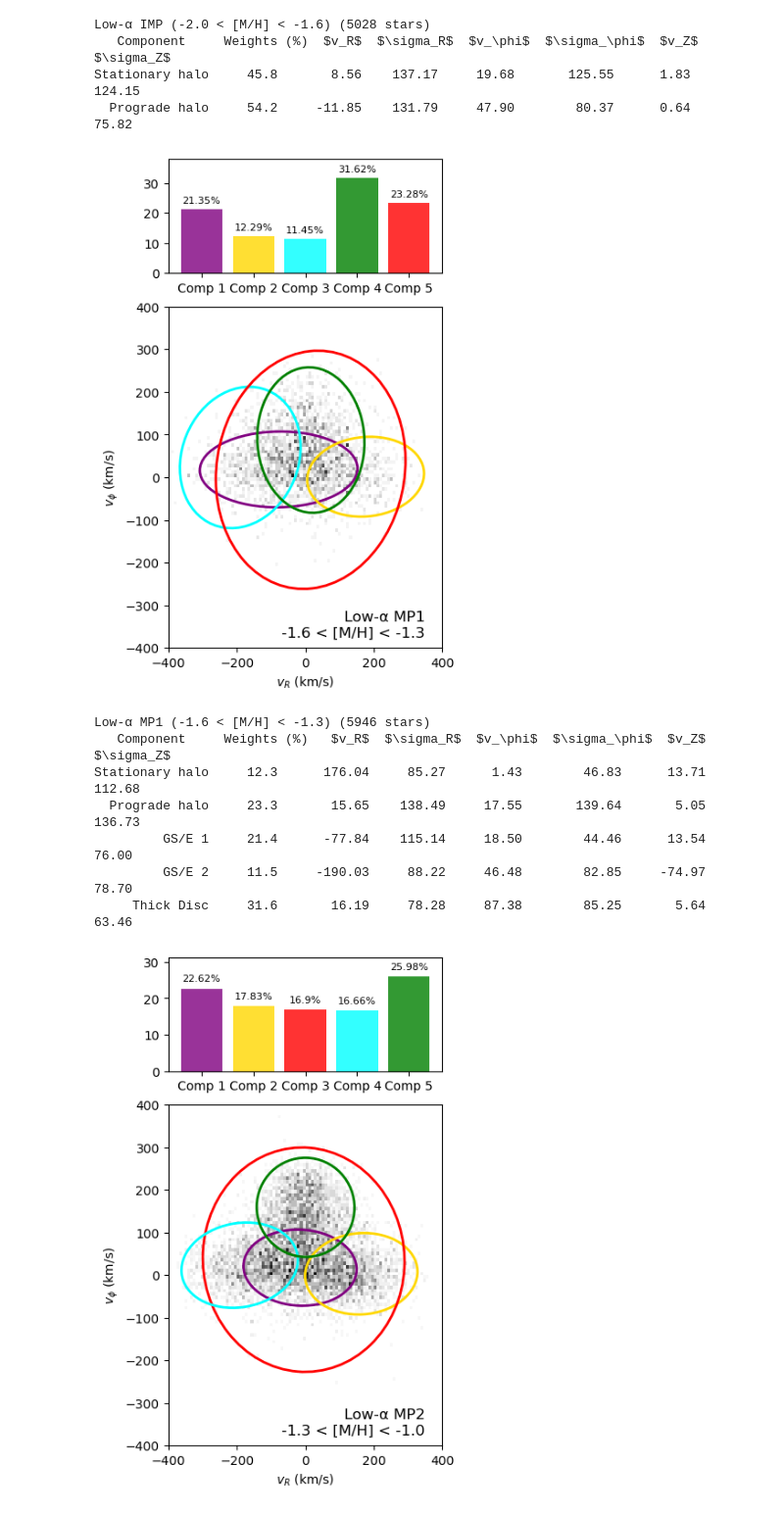
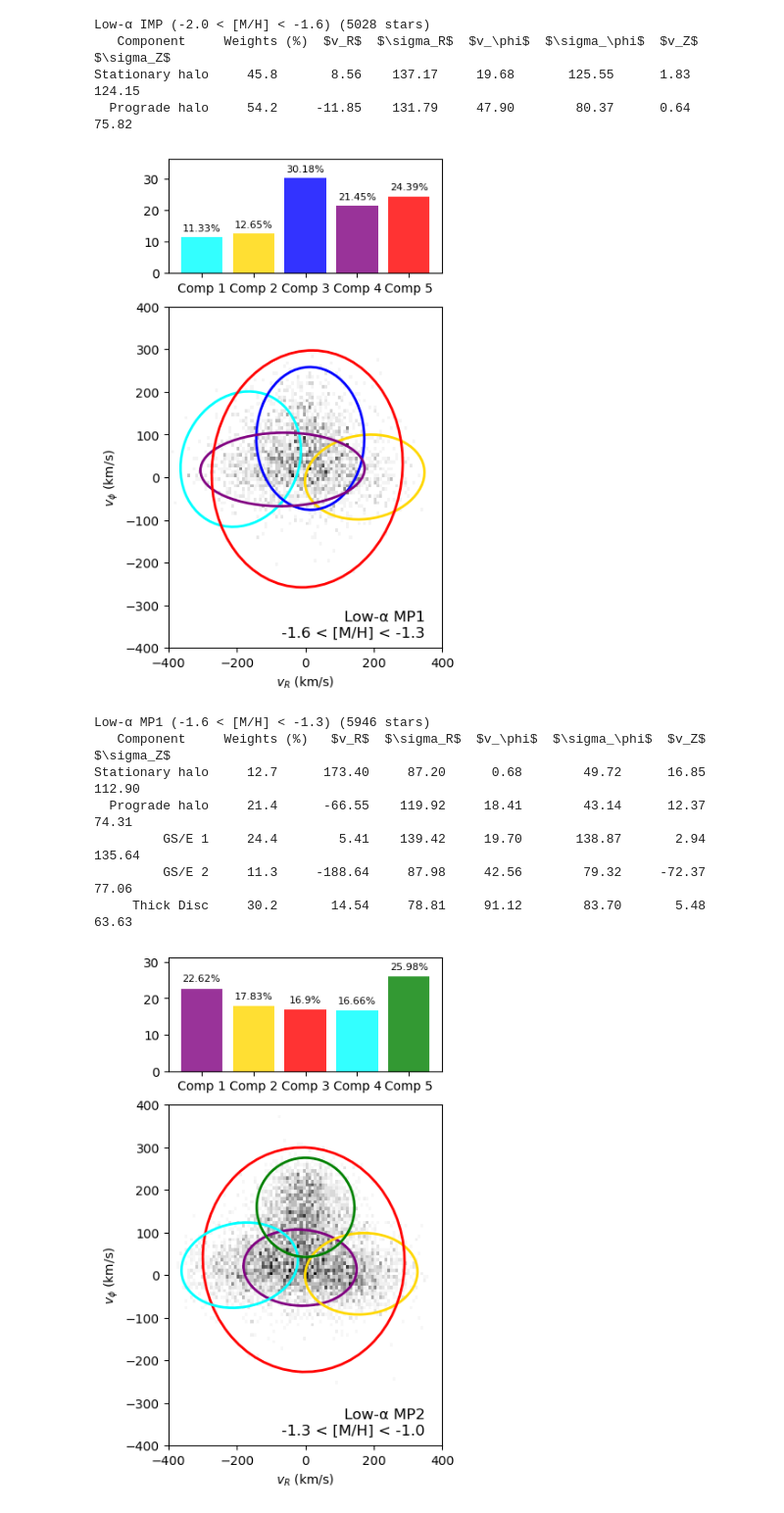
Before and after one commit to raunaq-rai/Disentangling-the-Milky-Way-using-GMM, a Jupyter notebook: notebooks/Viswanathan_GMM.ipynb, the cells around one changed output. Shown at 98% size. Cells and saved outputs as stored; diff of their text form; code cells hidden in the pictures.

```diff
--- a/notebooks/Viswanathan_GMM.ipynb
+++ b/notebooks/Viswanathan_GMM.ipynb
@@ -418,28 +418,28 @@ gmm_mp1_low = fit_gmm_fixed_components(df_mp1_low, n_components=5, n_init=100)
 with open("../models/gmm_mp1_low.pkl", "wb") as f:
     pickle.dump(gmm_mp1_low, f)
 # %%
-colors = ["purple", "gold", "aqua","green", "red"]
+colors = ["aqua", "gold", "blue","purple", "red"]
 
 plot_gmm_with_contributions(
     df_bin=df_mp1_low,
     gmm=gmm_mp1_low,
     bin_label="Low-α MP1",
     metallicity_range="-1.6 < [M/H] < -1.3",
     label="mp1_low_alpha_k4",
     component_colors=colors
 )
 
 summary = extract_gmm_parameters(gmm_mp1_low, df_mp1_low, label="Low-α MP1 (-1.6 < [M/H] < -1.3)")
 print(summary)
 # %% [output]
-[figure, old version]
+[figure, new version]
 Low-α MP1 (-1.6 < [M/H] < -1.3) (5946 stars)
    Component     Weights (%)   $v_R$  $\sigma_R$  $v_\phi$  $\sigma_\phi$  $v_Z$  $\sigma_Z$
-Stationary halo     12.3      176.04     85.27      1.43        46.83      13.71    112.68
-  Prograde halo     23.3       15.65    138.49     17.55       139.64       5.05    136.73
-         GS/E 1     21.4      -77.84    115.14     18.50        44.46      13.54     76.00
-         GS/E 2     11.5     -190.03     88.22     46.48        82.85     -74.97     78.70
-     Thick Disc     31.6       16.19     78.28     87.38        85.25       5.64     63.46
+Stationary halo     12.7      173.40     87.20      0.68        49.72      16.85    112.90
+  Prograde halo     21.4      -66.55    119.92     18.41        43.14      12.37     74.31
+         GS/E 1     24.4        5.41    139.42     19.70       138.87       2.94    135.64
+         GS/E 2     11.3     -188.64     87.98     42.56        79.32     -72.37     77.06
+     Thick Disc     30.2       14.54     78.81     91.12        83.70       5.48     63.63
 # %%
 #mp2 low alpha component 5
 
```
Also changed, not shown: 5 other files.
